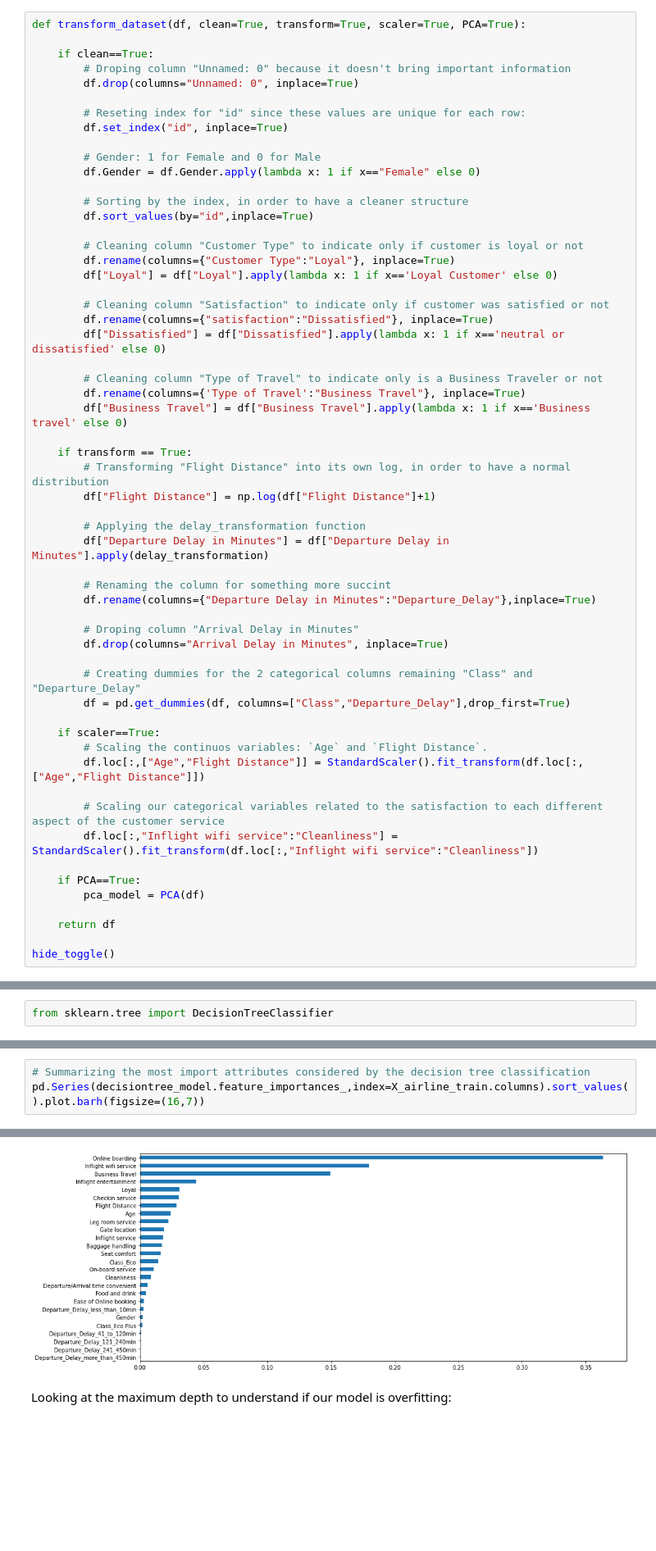
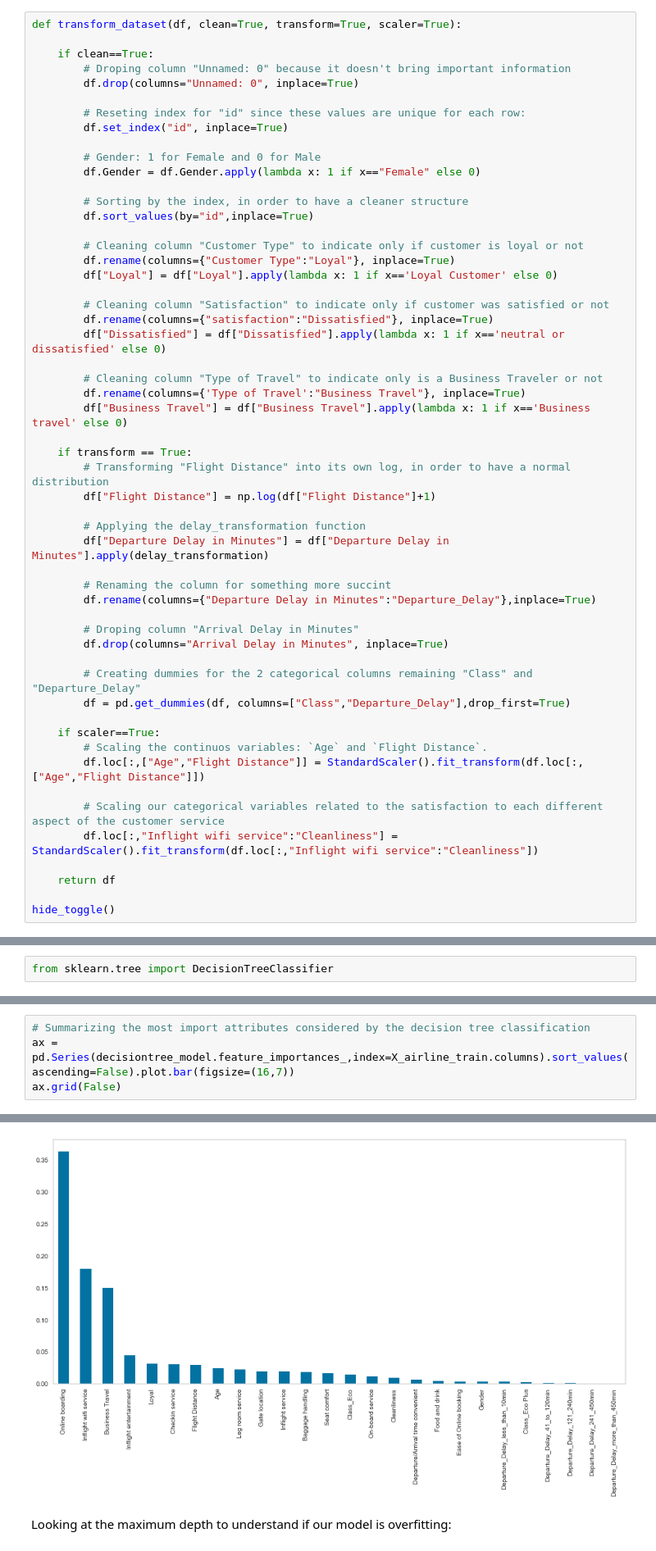
Before and after one commit to leo-cavalcante/airline-passenger-satisfaction, a Jupyter notebook: Airline Passenger Satisfaction_v4.ipynb, the cells around one changed output, grey strips where cells are left out. Shown at 82% size. Saved outputs shown, nothing was run; the diff lists cells and outputs as text; blank space fills up the shorter version.

```diff
--- a/Airline Passenger Satisfaction_v4.ipynb
+++ b/Airline Passenger Satisfaction_v4.ipynb
@@ -765,7 +821,7 @@ id
 # %% [markdown]
 ## Compiling work cleaning, features transformations and PCA in functions, in order to simplify the use later for the `TEST` dataset or for reinitializing the `TRAIN` dataset
 # %%
-def transform_dataset(df, clean=True, transform=True, scaler=True, PCA=True):
+def transform_dataset(df, clean=True, transform=True, scaler=True):
 
     if clean==True:
         # Droping column "Unnamed: 0" because it doesn't bring important information
@@ -815,9 +871,6 @@ def transform_dataset(df, clean=True, transform=True, scaler=True, PCA=True):
         # Scaling our categorical variables related to the satisfaction to each different aspect of the customer service
         df.loc[:,"Inflight wifi service":"Cleanliness"] = StandardScaler().fit_transform(df.loc[:,"Inflight wifi service":"Cleanliness"])
 
-    if PCA==True:
-        pca_model = PCA(df)
-
     return df
 
 hide_toggle()
@@ -1092,5 +1141,6 @@ Recall score: 94.7%
 F1 score: 95.0%
 # %%
 # Summarizing the most import attributes considered by the decision tree classification
-pd.Series(decisiontree_model.feature_importances_,index=X_airline_train.columns).sort_values().plot.barh(figsize=(16,7))
+ax = pd.Series(decisiontree_model.feature_importances_,index=X_airline_train.columns).sort_values(ascending=False).plot.bar(figsize=(16,7))
+ax.grid(False)
 # %% [output]
@@ -1098,4 +1147,4 @@ pd.Series(decisiontree_model.feature_importances_,index=X_airline_train.columns)
-[figure, old version]
+[figure, new version]
 # %% [markdown]
 Looking at the maximum depth to understand if our model is overfitting:
 # %%
```
Also changed, not shown: parts of 79 cells of this notebook.
